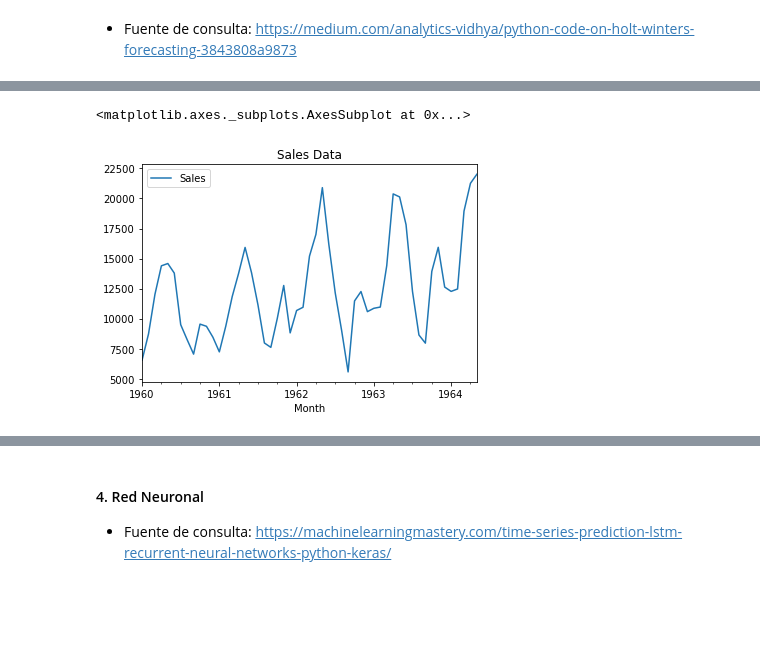
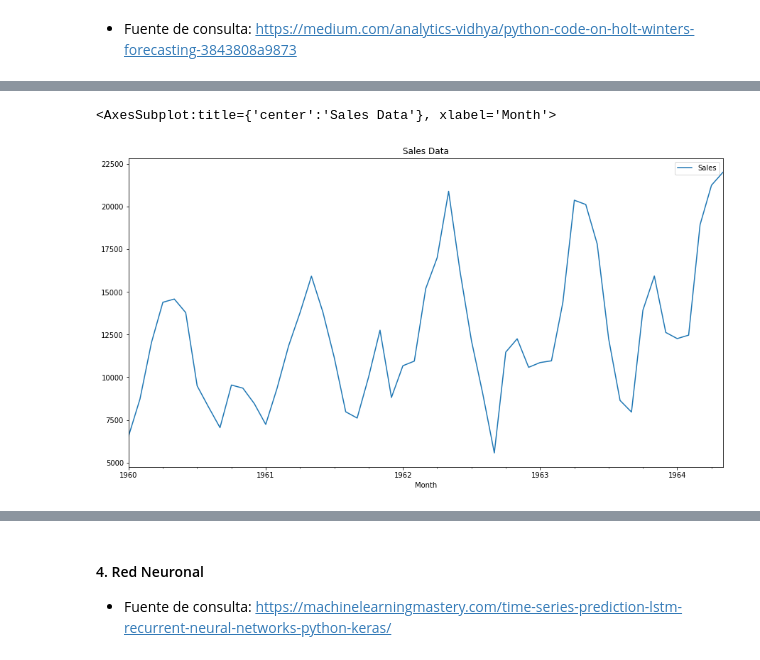
Before and after one commit to CamilaGO/Lab7-ds, a Jupyter notebook: Laboratorio 7 - Monthly Car Sales.ipynb, the cells around one changed output, grey strips where cells are left out. Saved outputs shown, nothing was run; the diff lists cells and outputs as text; code cells hidden in the pictures; blank space fills up the shorter version.

```diff
--- a/Laboratorio 7 - Monthly Car Sales.ipynb
+++ b/Laboratorio 7 - Monthly Car Sales.ipynb
@@ -174,3 +221,10 @@ df_1[['Sales', 'forecast']].plot(figsize=(12, 8))
 #### 3. Winter-Holt
 # %% [markdown]
 - Fuente de consulta: https://medium.com/analytics-vidhya/python-code-on-holt-winters-forecasting-3843808a9873
+# %%
+# se cargan los data sets
+df_1 = pd.read_csv("monthly-car-sales.csv")
+# %%
+df_1.index = pd.to_datetime(df_1['Month'])
+df_1.drop(columns='Month',inplace=True)
+df_1.head()
@@ -187,10 +252,10 @@ from statsmodels.tsa.holtwinters import ExponentialSmoothing
 # %%
 # plotting the original data
 # Limite la data para ver bien las grafs
 df_1 = df_1[:53]
-df_1[['Sales']].plot(title='Sales Data')
+df_1[['Sales']].plot(title='Sales Data', figsize=(15, 8))
 # %% [output]
-<matplotlib.axes._subplots.AxesSubplot at 0x...>
+<AxesSubplot:title={'center':'Sales Data'}, xlabel='Month'>
-[figure, old version]
+[figure, new version]
 # %%
 decompose_result = seasonal_decompose(df_1, model='multiplicative')
```
Also changed, not shown: parts of 30 cells of this notebook, 3 other files.
